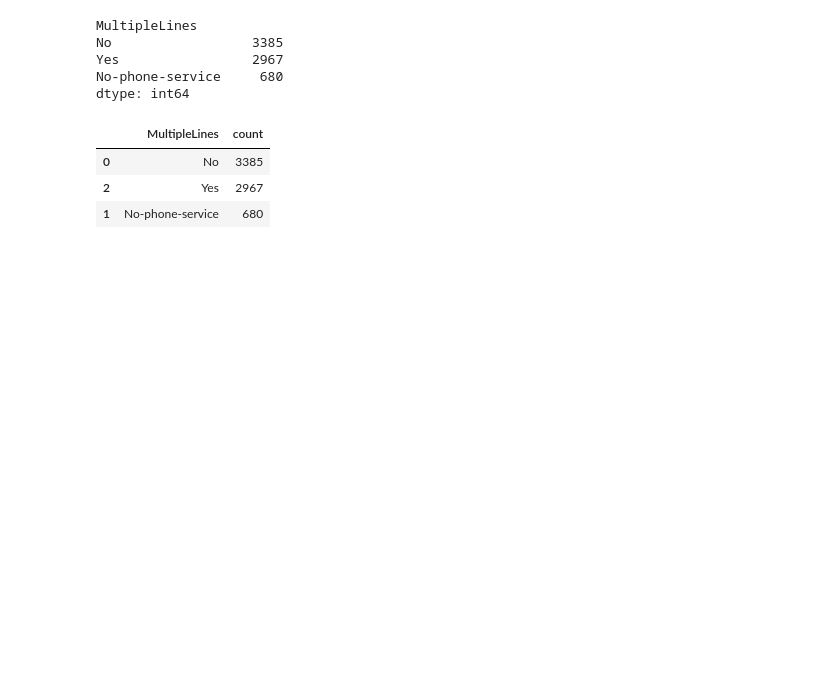
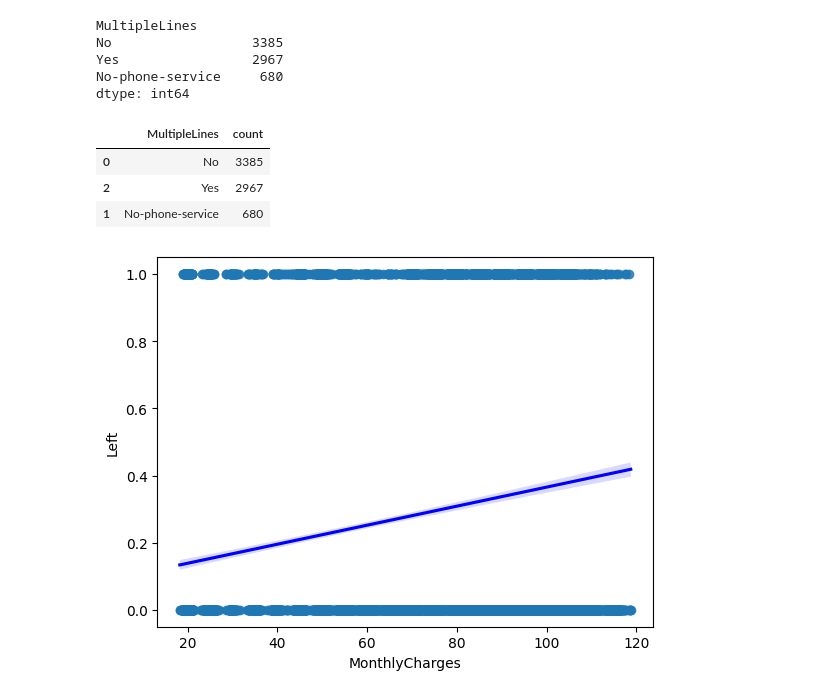
Before and after one commit to ihavenoideaforusername/kaggel_telco_customer, a Jupyter notebook: app.ipynb, the cells around one changed output. Drawn from its saved outputs; the diff is of its cells as text; code cells hidden in the pictures; blank space fills up the shorter version.

Commit message:
added scatter plot and correlation plot

```diff
--- a/app.ipynb
+++ b/app.ipynb
@@ -203,0 +228,22 @@ services_fig.show()
+# %%
+CREATE_CHARGES_VIEW = """CREATE VIEW charges AS
+SELECT
+"MonthlyCharges",
+"TotalCharges",
+"Churn",
+ROUND("TotalCharges"/"MonthlyCharges") AS Months
+FROM telco_churn;"""
+CHARGES_VIEW = "SELECT * FROM charges;"
+try:
+    with connection:
+        with connection.cursor() as cursor:
+            cursor.execute(CREATE_CHARGES_VIEW)
+except:
+    pass
+finally:
+    with db.connect() as conn:
+        charges = pd.read_sql_query(CHARGES_VIEW, conn)
+
+churn_numeric = pd.get_dummies(charges['Churn'])
+charges['Left'] = churn_numeric['Yes']
+charges['Stayed'] = churn_numeric['No']
@@ -203,0 +254,5 @@ services_fig.show()
+# %%
+sns.regplot(x=charges["MonthlyCharges"], y=charges["Left"], line_kws={"color":"b"})
+mpl.show()
+# %% [output]
+[figure, added]
```
Also changed, not shown: parts of 9 cells of this notebook.
